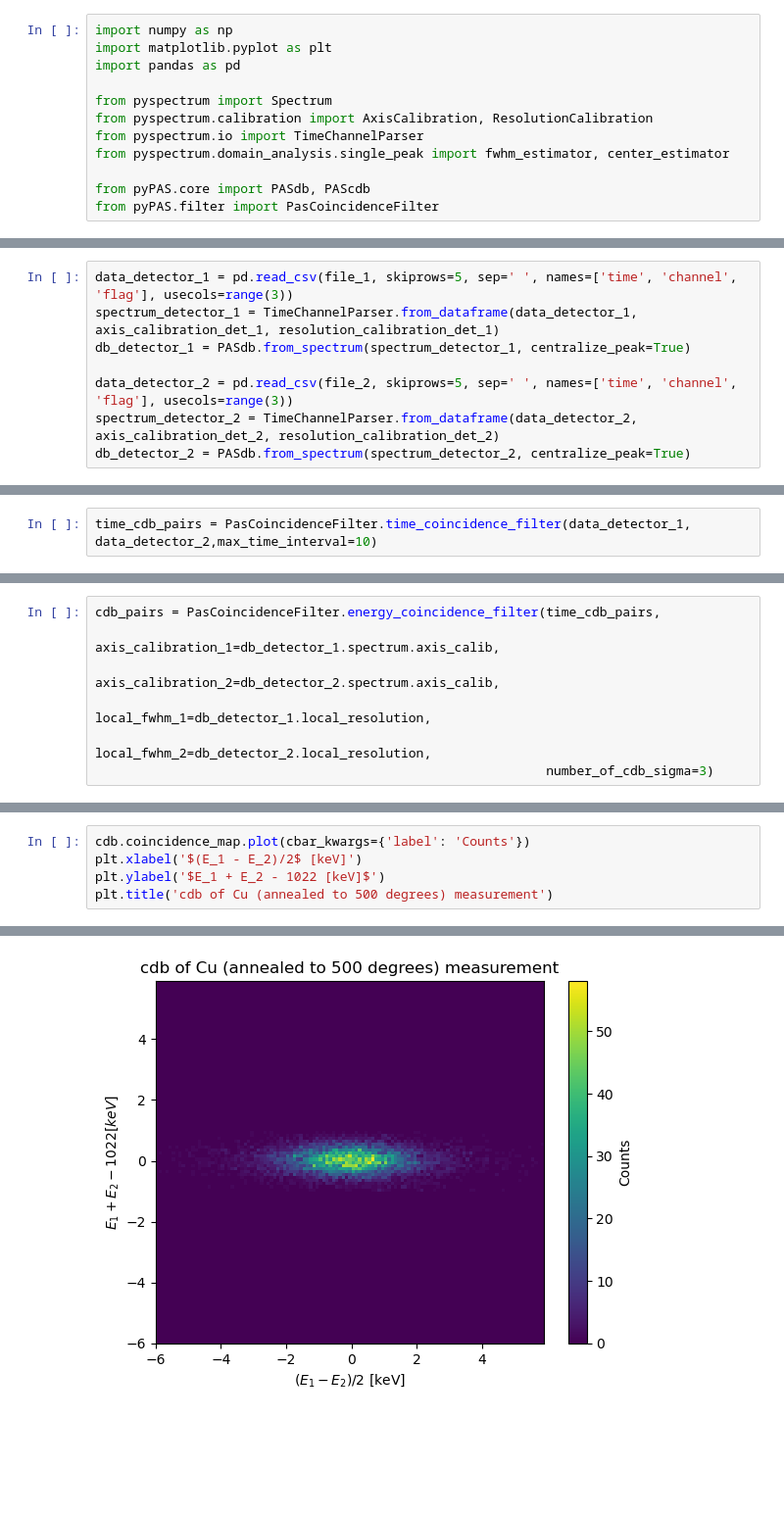
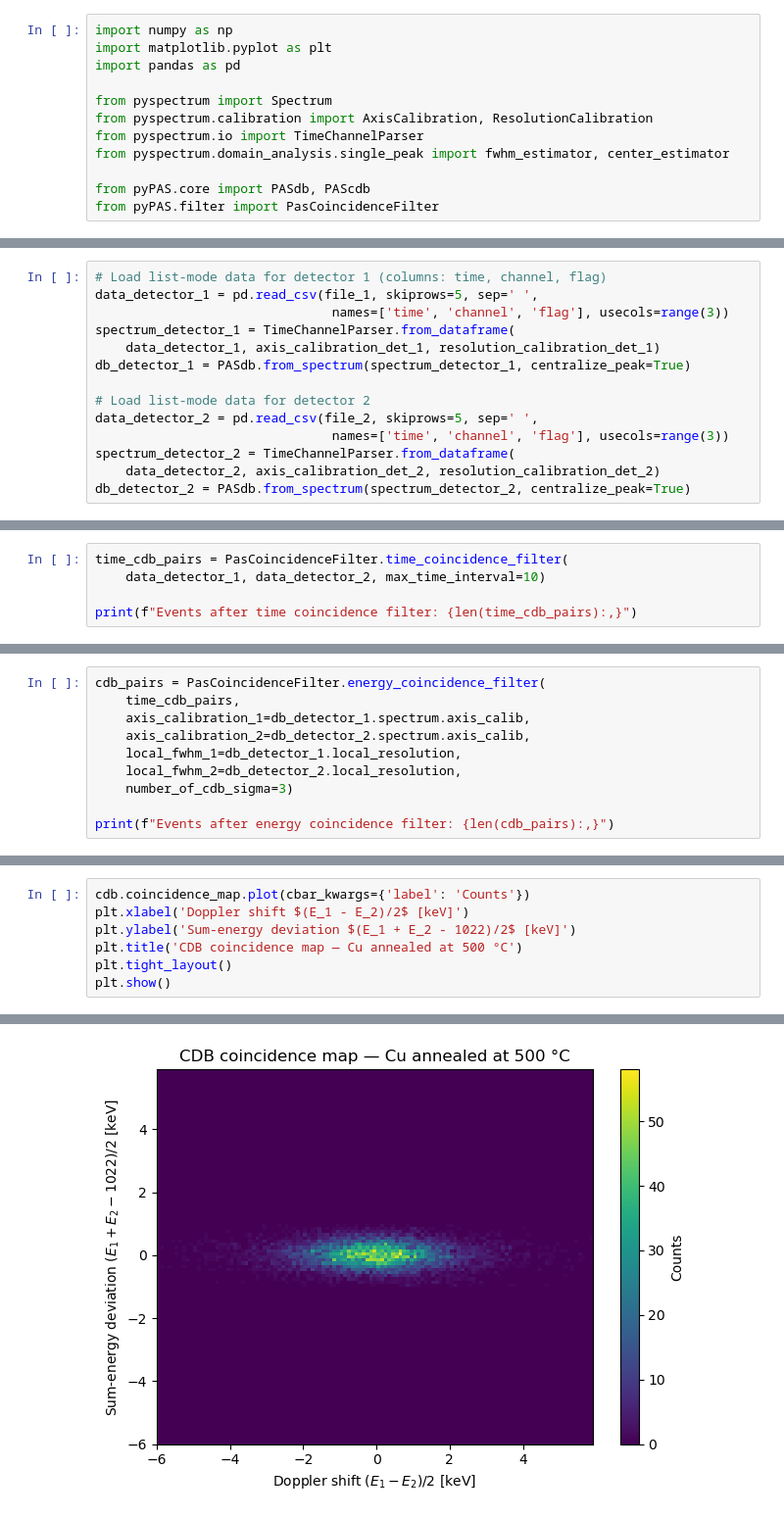
Before and after one commit to achiyaAmrusi/scipas, a Jupyter notebook: examples/core/pas_cdb.ipynb, the cells around one changed output, grey strips where cells are left out. Shown at 98% size. Drawn from its saved outputs; the diff is of its cells as text; blank space fills up the shorter version.

```diff
--- a/examples/core/pas_cdb.ipynb
+++ b/examples/core/pas_cdb.ipynb
@@ -37,9 +63,15 @@ We want to recalibratethe energy because the center should be at 511 keV
 # %%
-data_detector_1 = pd.read_csv(file_1, skiprows=5, sep=' ', names=['time', 'channel', 'flag'], usecols=range(3))
-spectrum_detector_1 = TimeChannelParser.from_dataframe(data_detector_1, axis_calibration_det_1, resolution_calibration_det_1)
+# Load list-mode data for detector 1 (columns: time, channel, flag)
+data_detector_1 = pd.read_csv(file_1, skiprows=5, sep=' ',
+                               names=['time', 'channel', 'flag'], usecols=range(3))
+spectrum_detector_1 = TimeChannelParser.from_dataframe(
+    data_detector_1, axis_calibration_det_1, resolution_calibration_det_1)
 db_detector_1 = PASdb.from_spectrum(spectrum_detector_1, centralize_peak=True)
 
-data_detector_2 = pd.read_csv(file_2, skiprows=5, sep=' ', names=['time', 'channel', 'flag'], usecols=range(3))
-spectrum_detector_2 = TimeChannelParser.from_dataframe(data_detector_2, axis_calibration_det_2, resolution_calibration_det_2)
+# Load list-mode data for detector 2
+data_detector_2 = pd.read_csv(file_2, skiprows=5, sep=' ',
+                               names=['time', 'channel', 'flag'], usecols=range(3))
+spectrum_detector_2 = TimeChannelParser.from_dataframe(
+    data_detector_2, axis_calibration_det_2, resolution_calibration_det_2)
 db_detector_2 = PASdb.from_spectrum(spectrum_detector_2, centralize_peak=True)
 # %% [markdown]
@@ -47,2 +83,5 @@ with the new calibration,  filter the cdb
 # %%
-time_cdb_pairs = PasCoincidenceFilter.time_coincidence_filter(data_detector_1, data_detector_2,max_time_interval=10)
+time_cdb_pairs = PasCoincidenceFilter.time_coincidence_filter(
+    data_detector_1, data_detector_2, max_time_interval=10)
+
+print(f"Events after time coincidence filter: {len(time_cdb_pairs):,}")
@@ -49,7 +96,10 @@ time_cdb_pairs = PasCoincidenceFilter.time_coincidence_filter(data_detector_1, d
 # %%
-cdb_pairs = PasCoincidenceFilter.energy_coincidence_filter(time_cdb_pairs,
-                                                           axis_calibration_1=db_detector_1.spectrum.axis_calib,
-                                                           axis_calibration_2=db_detector_2.spectrum.axis_calib,
-                                                           local_fwhm_1=db_detector_1.local_resolution,
-                                                           local_fwhm_2=db_detector_2.local_resolution,
-                                                           number_of_cdb_sigma=3)
+cdb_pairs = PasCoincidenceFilter.energy_coincidence_filter(
+    time_cdb_pairs,
+    axis_calibration_1=db_detector_1.spectrum.axis_calib,
+    axis_calibration_2=db_detector_2.spectrum.axis_calib,
+    local_fwhm_1=db_detector_1.local_resolution,
+    local_fwhm_2=db_detector_2.local_resolution,
+    number_of_cdb_sigma=3)
+
+print(f"Events after energy coincidence filter: {len(cdb_pairs):,}")
@@ -58,6 +118,8 @@ cdb = PAScdb(cdb_pairs, energy_min=-6, energy_max=6, mesh_interval=0.1)
 # %%
 cdb.coincidence_map.plot(cbar_kwargs={'label': 'Counts'})
-plt.xlabel('$(E_1 - E_2)/2$ [keV]')
-plt.ylabel('$E_1 + E_2 - 1022 [keV]$')
-plt.title('cdb of Cu (annealed to 500 degrees) measurement')
+plt.xlabel('Doppler shift $(E_1 - E_2)/2$ [keV]')
+plt.ylabel('Sum-energy deviation $(E_1 + E_2 - 1022)/2$ [keV]')
+plt.title('CDB coincidence map — Cu annealed at 500 °C')
+plt.tight_layout()
+plt.show()
 # %% [output]
@@ -65,2 +126,2 @@ Text(0.5, 1.0, 'cdb of Cu (annealed to 500 degrees) measurement')
-[figure, old version]
+[figure, new version]
 # %% [markdown]
```
Also changed, not shown: parts of 18 cells of this notebook, 1 other file.
